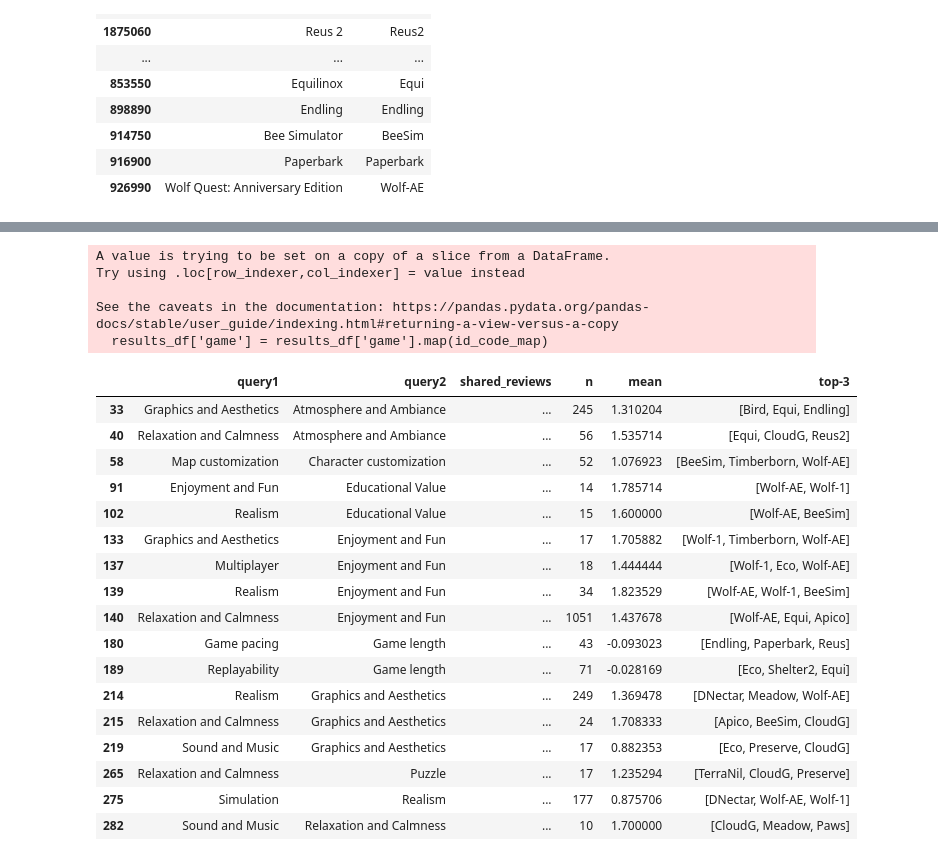
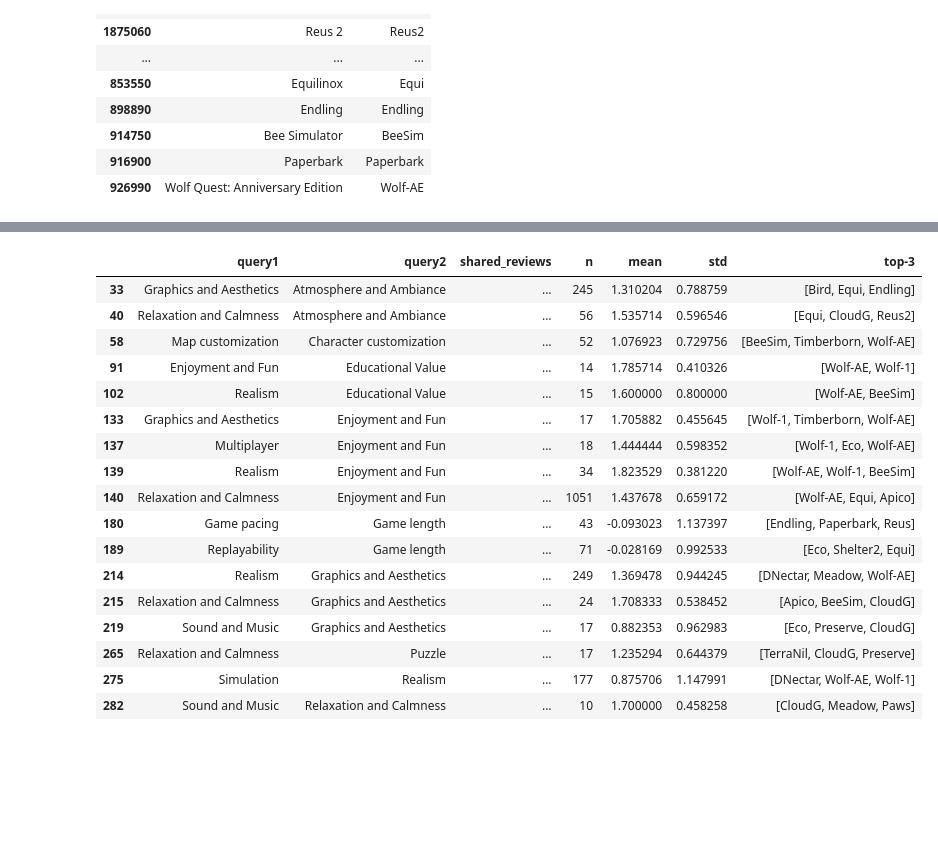
Before and after one commit to rik1599/mth-review-analysis, a Jupyter notebook: queries.ipynb, the cells around one changed output, grey strips where cells are left out. Drawn from its saved outputs; the diff is of its cells as text; code cells hidden in the pictures; blank space fills up the shorter version.

```diff
--- a/queries.ipynb
+++ b/queries.ipynb
@@ -115,18 +121,16 @@ import json
 
 queries: dict = json.load(open('data/queries.json'))
 # %%
-results = {
-    category: search_similars(q)
-    for category, q in queries.items()
-}
+results = [
+    search_similars(q)
+    for _, q in queries.items()
+]
 # %%
 results_df = pd.concat([
-    pd.concat([d.assign(category=category, query=q) for q, d in cat_q.items()])
-    for category, cat_q in results.items()
+    pd.concat([d.assign(query=q) for q, d in cat_q.items()])
+    for cat_q in results
 ])
 
 results_df['query'] = results_df['query'].astype('category')
-results_df['category'] = results_df['category'].astype('category')
-
 results_df
 # %% [output]
@@ -146,7 +174,7 @@ results_df
 # %%
 def get_table(results, agg_fn):
     df = pd.DataFrame()
-    for _, queries in results.items():
+    for queries in results:
         for query, citations in queries.items():
             #df[(category, query)] = agg_fn(citations)
             df[query] = agg_fn(citations)
@@ -155,7 +183,6 @@ def get_table(results, agg_fn):
 
 counts = get_table(results, lambda x: x['game'].value_counts()).sort_index()
 means = get_table(results, lambda x: x.groupby('game', observed=False)['sentiment'].mean()).sort_index()
-std = get_table(results, lambda x: x.groupby('game', observed=False)['sentiment'].std()).sort_index()
 
 # Select games with more than 10 hits in almost 2 categories
 selected_games = counts[counts[counts >= 10].count(axis=1) > 1].index
@@ -222,53 +270,48 @@ games
 # %%
 from itertools import combinations
-from collections import defaultdict
 
-results_df = results_df[results_df['game'].isin(selected_games)]
+results_df = results_df[results_df['game'].isin(selected_games)].copy()
 results_df['game'] = results_df['game'].map(id_code_map)
 grouped = results_df.groupby('query', observed=True)
-cooccurrence = defaultdict(int)
+cooccurrence = {}
 
 # Count co-occurrences of reviews between query pairs
 for (query1, reviews1), (query2, reviews2) in combinations(grouped, 2):
     shared_reviews = pd.merge(reviews1, reviews2, on='review', how='inner')
     cooccurrence[(query2, query1)] = shared_reviews
 
 cooccurrence = pd.DataFrame([
     {'query1': q1, 'query2': q2, 'shared_reviews': count}
     for (q1, q2), count in cooccurrence.items()
 ])
 
 cooccurrence = cooccurrence[cooccurrence['shared_reviews'].apply(lambda x: len(x) >= 10)]
 
 cooccurrence['n'] = cooccurrence['shared_reviews'].apply(len)
 cooccurrence['mean'] = cooccurrence['shared_reviews'].apply(lambda x: np.mean(x['sentiment_x']))
+cooccurrence['std'] = cooccurrence['shared_reviews'].apply(lambda x: np.std(x['sentiment_x']))
 cooccurrence['top-3'] = cooccurrence['shared_reviews'].apply(lambda x: x.groupby('game_x', observed=True)['sentiment_x'].mean().nlargest(3).index.tolist())
 
 cooccurrence
 # %% [output]
-A value is trying to be set on a copy of a slice from a DataFrame.
-Try using .loc[row_indexer,col_indexer] = value instead
-
-See the caveats in the documentation: https://pandas.pydata.org/pandas-docs/stable/user_guide/indexing.html#returning-a-view-versus-a-copy
-  results_df['game'] = results_df['game'].map(id_code_map)
-|  | query1 | query2 | shared_reviews | n | mean | top-3 |
-| 33 | Graphics and Aesthetics | Atmosphere and Ambiance | ... | 245 | 1.310204 | [Bird, Equi, Endling] |
-| 40 | Relaxation and Calmness | Atmosphere and Ambiance | ... | 56 | 1.535714 | [Equi, CloudG, Reus2] |
-| 58 | Map customization | Character customization | ... | 52 | 1.076923 | [BeeSim, Timberborn, Wolf-AE] |
-| 91 | Enjoyment and Fun | Educational Value | ... | 14 | 1.785714 | [Wolf-AE, Wolf-1] |
-| 102 | Realism | Educational Value | ... | 15 | 1.600000 | [Wolf-AE, BeeSim] |
-| 133 | Graphics and Aesthetics | Enjoyment and Fun | ... | 17 | 1.705882 | [Wolf-1, Timberborn, Wolf-AE] |
-| 137 | Multiplayer | Enjoyment and Fun | ... | 18 | 1.444444 | [Wolf-1, Eco, Wolf-AE] |
-| 139 | Realism | Enjoyment and Fun | ... | 34 | 1.823529 | [Wolf-AE, Wolf-1, BeeSim] |
-| 140 | Relaxation and Calmness | Enjoyment and Fun | ... | 1051 | 1.437678 | [Wolf-AE, Equi, Apico] |
-| 180 | Game pacing | Game length | ... | 43 | -0.093023 | [Endling, Paperbark, Reus] |
-| 189 | Replayability | Game length | ... | 71 | -0.028169 | [Eco, Shelter2, Equi] |
-| 214 | Realism | Graphics and Aesthetics | ... | 249 | 1.369478 | [DNectar, Meadow, Wolf-AE] |
-| 215 | Relaxation and Calmness | Graphics and Aesthetics | ... | 24 | 1.708333 | [Apico, BeeSim, CloudG] |
-| 219 | Sound and Music | Graphics and Aesthetics | ... | 17 | 0.882353 | [Eco, Preserve, CloudG] |
-| 265 | Relaxation and Calmness | Puzzle | ... | 17 | 1.235294 | [TerraNil, CloudG, Preserve] |
-| 275 | Simulation | Realism | ... | 177 | 0.875706 | [DNectar, Wolf-AE, Wolf-1] |
-| 282 | Sound and Music | Relaxation and Calmness | ... | 10 | 1.700000 | [CloudG, Meadow, Paws] |
+|  | query1 | query2 | shared_reviews | n | mean | std | top-3 |
+| 33 | Graphics and Aesthetics | Atmosphere and Ambiance | ... | 245 | 1.310204 | 0.788759 | [Bird, Equi, Endling] |
+| 40 | Relaxation and Calmness | Atmosphere and Ambiance | ... | 56 | 1.535714 | 0.596546 | [Equi, CloudG, Reus2] |
+| 58 | Map customization | Character customization | ... | 52 | 1.076923 | 0.729756 | [BeeSim, Timberborn, Wolf-AE] |
+| 91 | Enjoyment and Fun | Educational Value | ... | 14 | 1.785714 | 0.410326 | [Wolf-AE, Wolf-1] |
+| 102 | Realism | Educational Value | ... | 15 | 1.600000 | 0.800000 | [Wolf-AE, BeeSim] |
+| 133 | Graphics and Aesthetics | Enjoyment and Fun | ... | 17 | 1.705882 | 0.455645 | [Wolf-1, Timberborn, Wolf-AE] |
+| 137 | Multiplayer | Enjoyment and Fun | ... | 18 | 1.444444 | 0.598352 | [Wolf-1, Eco, Wolf-AE] |
+| 139 | Realism | Enjoyment and Fun | ... | 34 | 1.823529 | 0.381220 | [Wolf-AE, Wolf-1, BeeSim] |
+| 140 | Relaxation and Calmness | Enjoyment and Fun | ... | 1051 | 1.437678 | 0.659172 | [Wolf-AE, Equi, Apico] |
+| 180 | Game pacing | Game length | ... | 43 | -0.093023 | 1.137397 | [Endling, Paperbark, Reus] |
+| 189 | Replayability | Game length | ... | 71 | -0.028169 | 0.992533 | [Eco, Shelter2, Equi] |
+| 214 | Realism | Graphics and Aesthetics | ... | 249 | 1.369478 | 0.944245 | [DNectar, Meadow, Wolf-AE] |
+| 215 | Relaxation and Calmness | Graphics and Aesthetics | ... | 24 | 1.708333 | 0.538452 | [Apico, BeeSim, CloudG] |
+| 219 | Sound and Music | Graphics and Aesthetics | ... | 17 | 0.882353 | 0.962983 | [Eco, Preserve, CloudG] |
+| 265 | Relaxation and Calmness | Puzzle | ... | 17 | 1.235294 | 0.644379 | [TerraNil, CloudG, Preserve] |
+| 275 | Simulation | Realism | ... | 177 | 0.875706 | 1.147991 | [DNectar, Wolf-AE, Wolf-1] |
+| 282 | Sound and Music | Relaxation and Calmness | ... | 10 | 1.700000 | 0.458258 | [CloudG, Meadow, Paws] |
 # %%
 top_3 = pd.DataFrame(
     index=pd.MultiIndex.from_frame(cooccurrence[['query1', 'query2']]),
```
Also changed, not shown: parts of 12 cells of this notebook, 1 other file.
